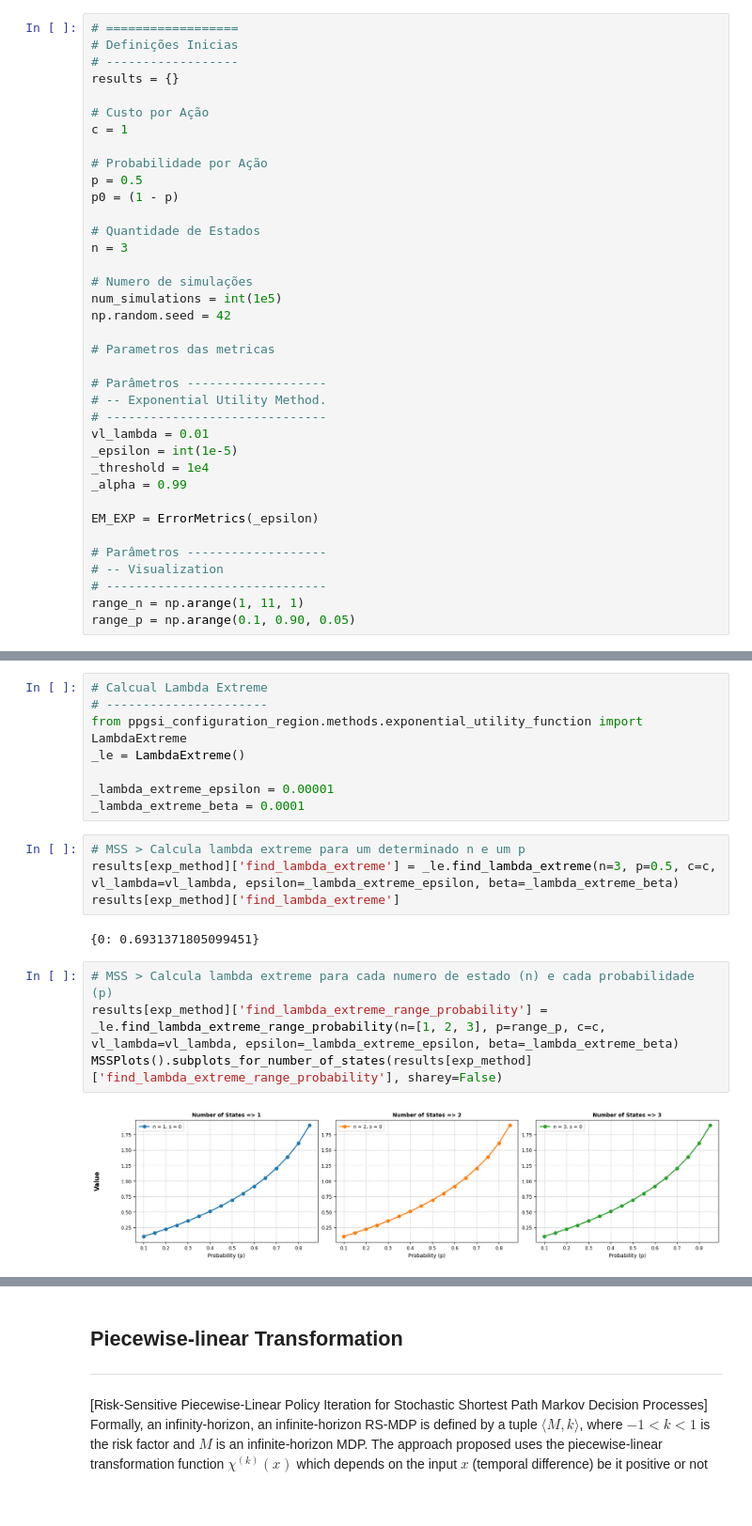
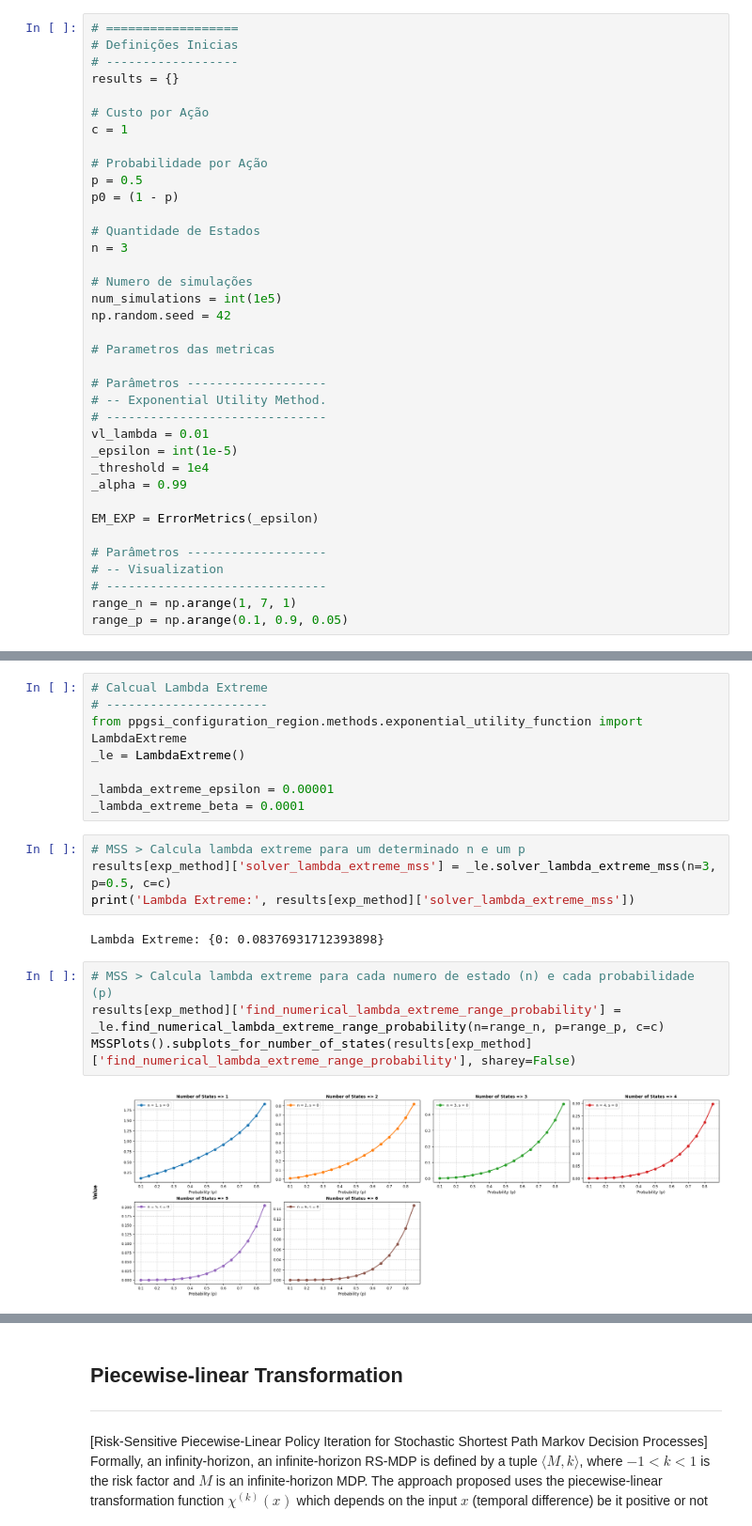
Before and after one commit to igormiyamura/ppgsi_comparable_mdp_risk, a Jupyter notebook: notebooks/4. MSS - 2024 Proposition Validation.ipynb, the cells around one changed output, grey strips where cells are left out. Shown at 94% size. Saved outputs shown, nothing was run; the diff lists cells and outputs as text; blank space fills up the shorter version.

```diff
--- a/notebooks/4. MSS - 2024 Proposition Validation.ipynb
+++ b/notebooks/4. MSS - 2024 Proposition Validation.ipynb
@@ -60,8 +60,8 @@ EM_EXP = ErrorMetrics(_epsilon)
 # Parâmetros -------------------
 # -- Visualization
 # ------------------------------
-range_n = np.arange(1, 11, 1)
-range_p = np.arange(0.1, 0.90, 0.05)
+range_n = np.arange(1, 7, 1)
+range_p = np.arange(0.1, 0.9, 0.05)
 # %% [markdown]
 ## Risk-Neutral
 ---
@@ -168,13 +168,13 @@ _lambda_extreme_epsilon = 0.00001
 _lambda_extreme_beta = 0.0001
 # %%
 # MSS > Calcula lambda extreme para um determinado n e um p
-results[exp_method]['find_lambda_extreme'] = _le.find_lambda_extreme(n=3, p=0.5, c=c, vl_lambda=vl_lambda, epsilon=_lambda_extreme_epsilon, beta=_lambda_extreme_beta)
-results[exp_method]['find_lambda_extreme']
+results[exp_method]['solver_lambda_extreme_mss'] = _le.solver_lambda_extreme_mss(n=3, p=0.5, c=c)
+print('Lambda Extreme:', results[exp_method]['solver_lambda_extreme_mss'])
 # %% [output]
-{0: 0.6931371805099451}
+Lambda Extreme: {0: 0.08376931712393898}
 # %%
 # MSS > Calcula lambda extreme para cada numero de estado (n) e cada probabilidade (p)
-results[exp_method]['find_lambda_extreme_range_probability'] = _le.find_lambda_extreme_range_probability(n=[1, 2, 3], p=range_p, c=c, vl_lambda=vl_lambda, epsilon=_lambda_extreme_epsilon, beta=_lambda_extreme_beta)
-MSSPlots().subplots_for_number_of_states(results[exp_method]['find_lambda_extreme_range_probability'], sharey=False)
+results[exp_method]['find_numerical_lambda_extreme_range_probability'] = _le.find_numerical_lambda_extreme_range_probability(n=range_n, p=range_p, c=c)
+MSSPlots().subplots_for_number_of_states(results[exp_method]['find_numerical_lambda_extreme_range_probability'], sharey=False)
 # %% [output]
-[figure, old version]
+[figure, new version]
```
Also changed, not shown: parts of 22 cells of this notebook, 3 other files.
